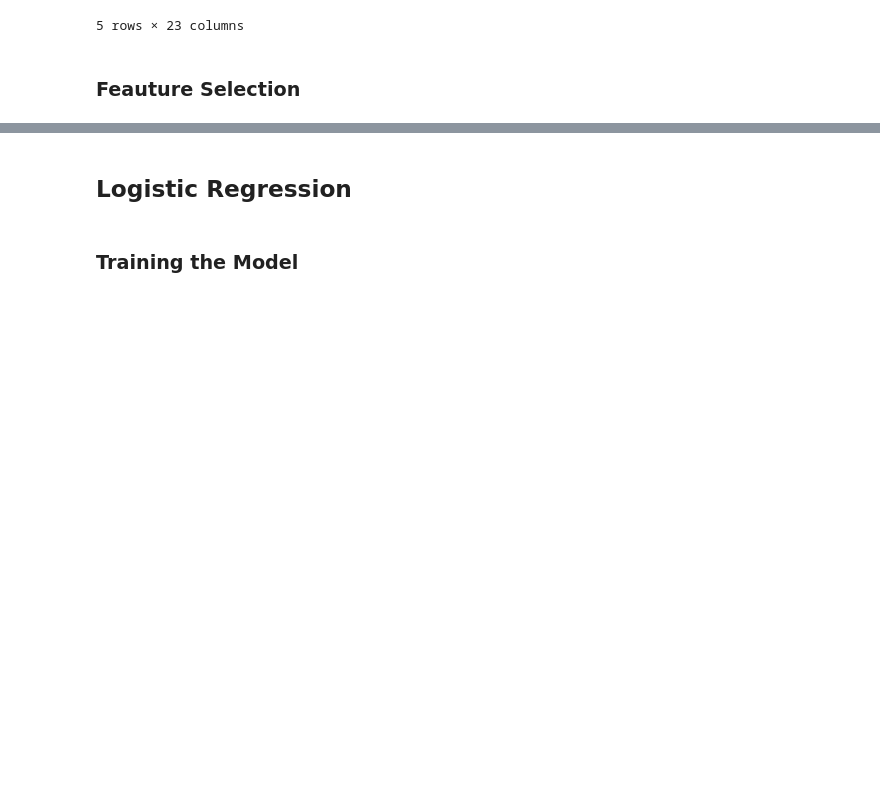
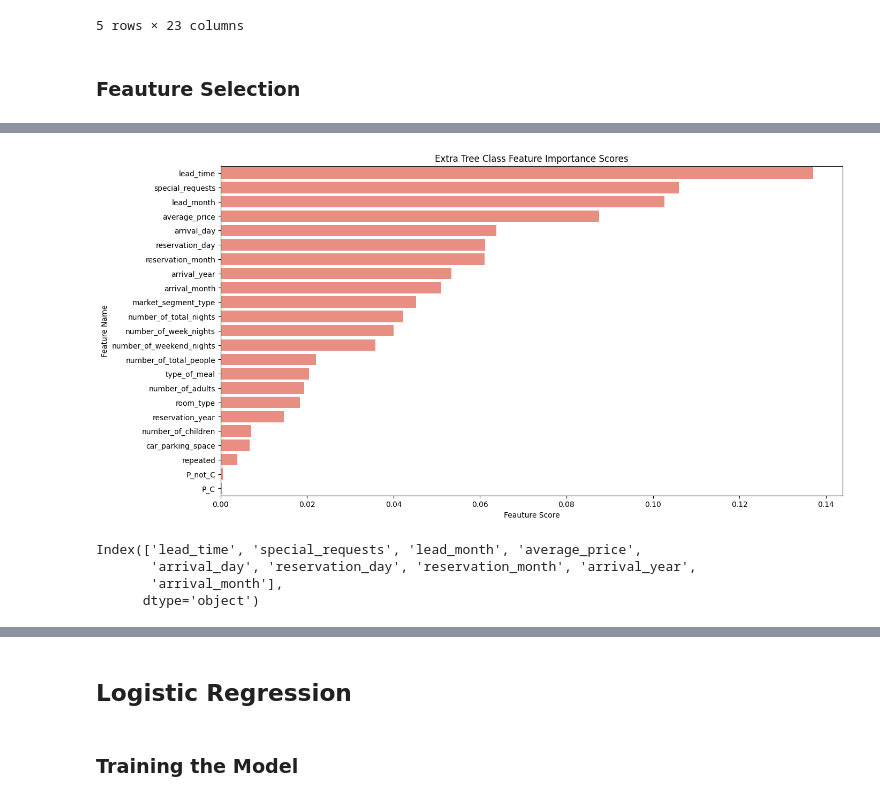
Before and after one commit to AslihanYoldas/ada-lovelace-final-project, a Jupyter notebook: modelling.ipynb, the cells around one changed output, grey strips where cells are left out. Cells and saved outputs as stored; diff of their text form; code cells hidden in the pictures; blank space fills up the shorter version.

```diff
--- a/modelling.ipynb
+++ b/modelling.ipynb
@@ -88,0 +144,11 @@ X_train, X_test, y_train, y_test = train_test_split( df_feautures, df['booking_s
+# %%
+plot_bar(df_extra_tree_class_feature_score,'feature_score', 'feature_name','Extra Tree Class Feature Importance Scores', 'Feauture Score', 'Feature Name',color='salmon',orient='h')
+# %% [output]
+[figure, added]
+# %%
+df_feautures_extra_tree_class.columns
+# %% [output]
+Index(['lead_time', 'special_requests', 'lead_month', 'average_price',
+       'arrival_day', 'reservation_day', 'reservation_month', 'arrival_year',
+       'arrival_month'],
+      dtype='object')
```
Also changed, not shown: parts of 35 cells of this notebook.
